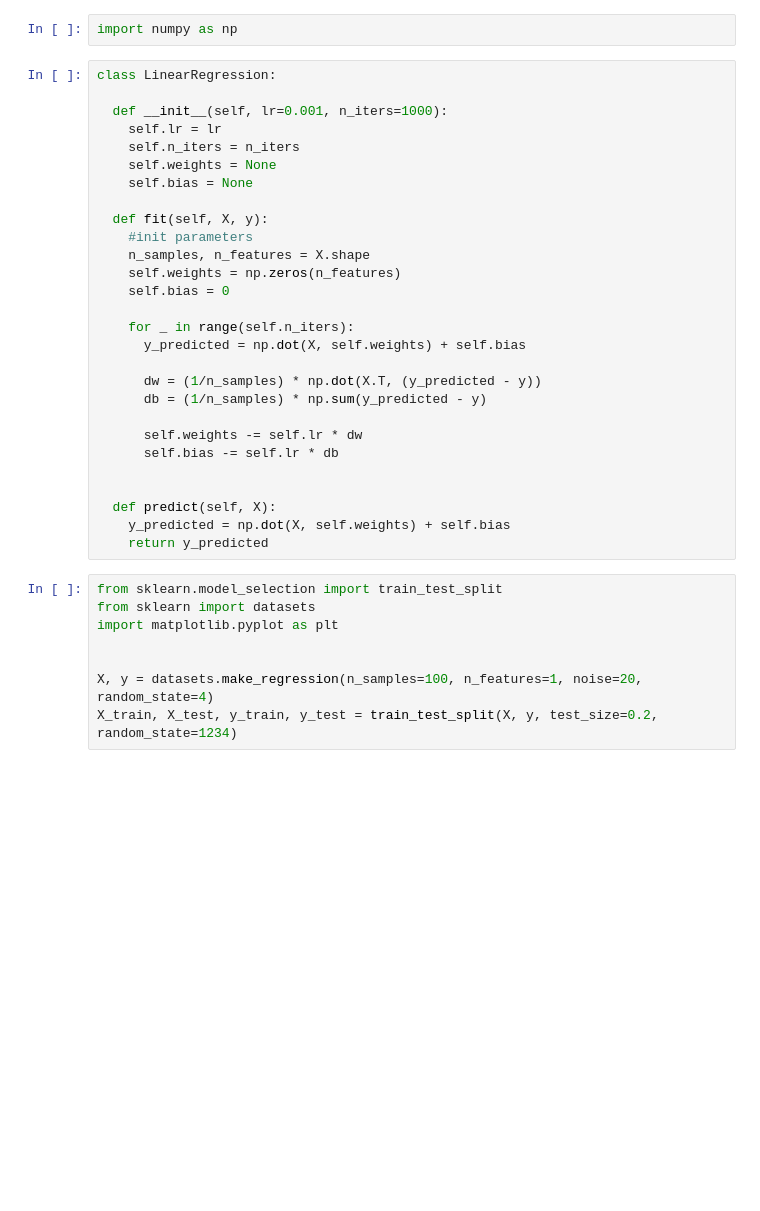
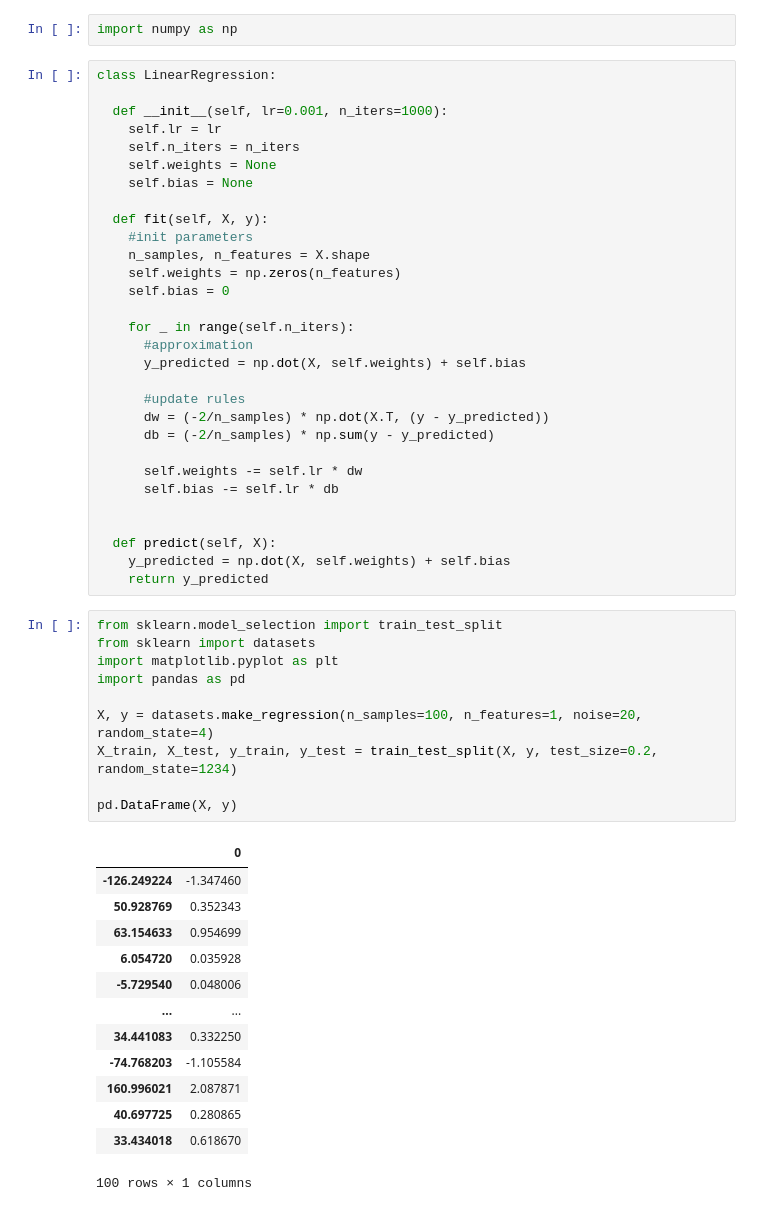
Before and after one commit to ukasz21/learning, a Jupyter notebook: ml_tutorials/ml_fromscratch/linear_regression.ipynb, the cells around one changed output. Saved outputs shown, nothing was run; the diff lists cells and outputs as text; blank space fills up the shorter version.

```diff
--- a/ml_tutorials/ml_fromscratch/linear_regression.ipynb
+++ b/ml_tutorials/ml_fromscratch/linear_regression.ipynb
@@ -29,10 +29,12 @@ class LinearRegression:
     self.bias = 0
 
     for _ in range(self.n_iters):
+      #approximation
       y_predicted = np.dot(X, self.weights) + self.bias
 
-      dw = (1/n_samples) * np.dot(X.T, (y_predicted - y))
-      db = (1/n_samples) * np.sum(y_predicted - y)
+      #update rules
+      dw = (-2/n_samples) * np.dot(X.T, (y - y_predicted))
+      db = (-2/n_samples) * np.sum(y - y_predicted)
 
       self.weights -= self.lr * dw
       self.bias -= self.lr * db
@@ -44,11 +46,27 @@ class LinearRegression:
 # %%
 from sklearn.model_selection import train_test_split
 from sklearn import datasets
 import matplotlib.pyplot as plt
-
+import pandas as pd
 
 X, y = datasets.make_regression(n_samples=100, n_features=1, noise=20, random_state=4)
 X_train, X_test, y_train, y_test = train_test_split(X, y, test_size=0.2, random_state=1234)
+
+pd.DataFrame(X, y)
+# %% [output]
+|  | 0 |
+| -126.249224 | -1.347460 |
+| 50.928769 | 0.352343 |
+| 63.154633 | 0.954699 |
+| 6.054720 | 0.035928 |
+| -5.729540 | 0.048006 |
+| ... | ... |
+| 34.441083 | 0.332250 |
+| -74.768203 | -1.105584 |
+| 160.996021 | 2.087871 |
+| 40.697725 | 0.280865 |
+| 33.434018 | 0.618670 |
+100 rows × 1 columns
 # %%
 regressor = LinearRegression(lr=0.01)
 regressor.fit(X_train, y_train)
```
Also changed, not shown: parts of 1 cell of this notebook.
